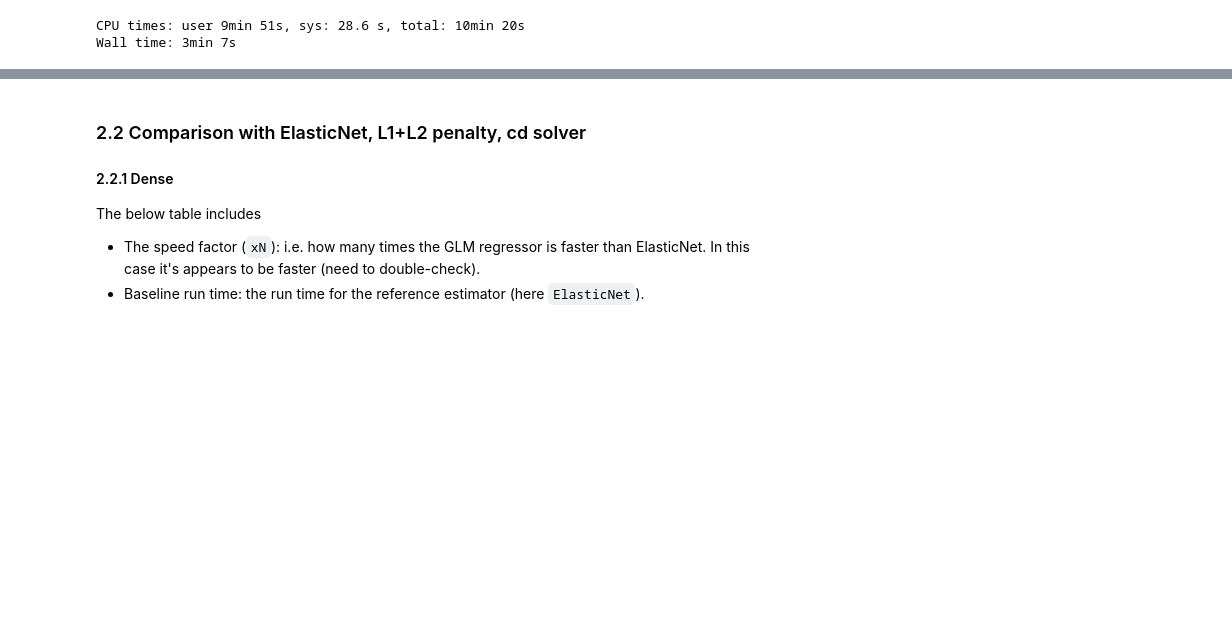
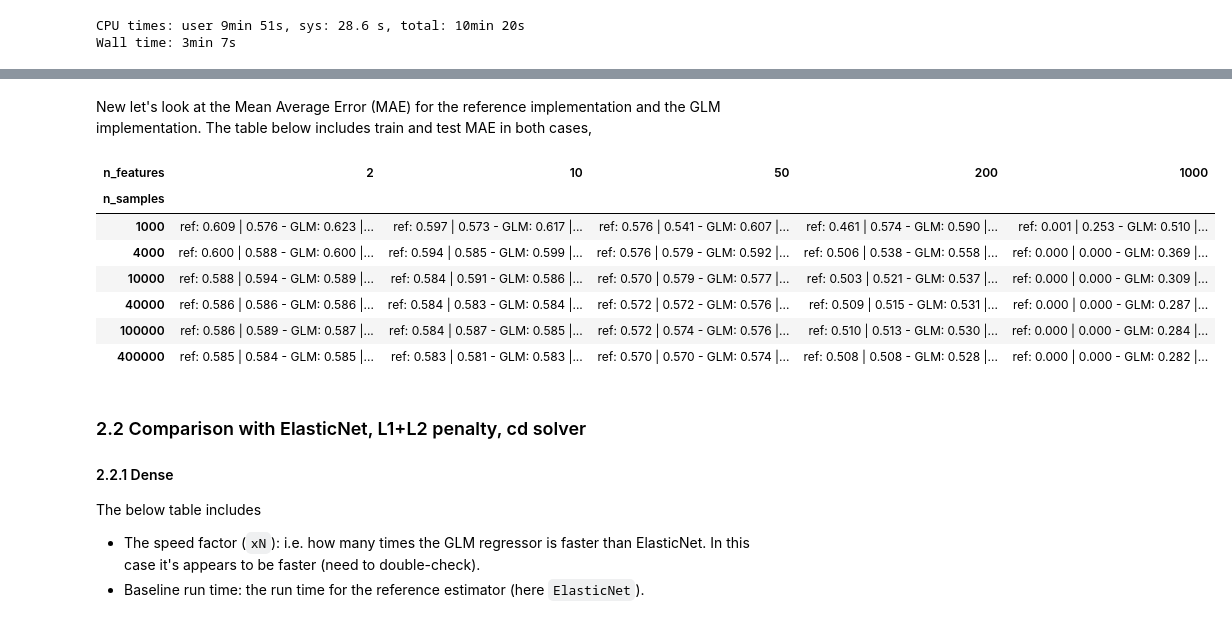
Before and after one commit to rth/notebooks, a Jupyter notebook: sklearn/GLM/bench_glm.ipynb, the cells around one changed output, grey strips where cells are left out. Drawn from its saved outputs; the diff is of its cells as text; code cells hidden in the pictures; blank space fills up the shorter version.

```diff
--- a/sklearn/GLM/bench_glm.ipynb
+++ b/sklearn/GLM/bench_glm.ipynb
@@ -434,3 +527,22 @@ Wall time: 3min 7s
+# %% [markdown]
+New let's look at the Mean Average Error (MAE) for the reference implementation and the GLM implementation. The table below includes train and test MAE in both cases,
+# %%
+from sklearn.linear_model import Ridge
+
+res = bench_estimators_relative(
+    GeneralizedLinearRegressor(), estimator_ref=Ridge(),
+    metric="train_test_err"
+)
+display(res)
+# %% [output]
+| n_features | 2 | 10 | 50 | 200 | 1000 |
+| n_samples |  |  |  |  |  |
+| 1000 | ref: 0.609 | 0.576 - GLM: 0.623 |... | ref: 0.597 | 0.573 - GLM: 0.617 |... | ref: 0.576 | 0.541 - GLM: 0.607 |... | ref: 0.461 | 0.574 - GLM: 0.590 |... | ref: 0.001 | 0.253 - GLM: 0.510 |... |
+| 4000 | ref: 0.600 | 0.588 - GLM: 0.600 |... | ref: 0.594 | 0.585 - GLM: 0.599 |... | ref: 0.576 | 0.579 - GLM: 0.592 |... | ref: 0.506 | 0.538 - GLM: 0.558 |... | ref: 0.000 | 0.000 - GLM: 0.369 |... |
+| 10000 | ref: 0.588 | 0.594 - GLM: 0.589 |... | ref: 0.584 | 0.591 - GLM: 0.586 |... | ref: 0.570 | 0.579 - GLM: 0.577 |... | ref: 0.503 | 0.521 - GLM: 0.537 |... | ref: 0.000 | 0.000 - GLM: 0.309 |... |
+| 40000 | ref: 0.586 | 0.586 - GLM: 0.586 |... | ref: 0.584 | 0.583 - GLM: 0.584 |... | ref: 0.572 | 0.572 - GLM: 0.576 |... | ref: 0.509 | 0.515 - GLM: 0.531 |... | ref: 0.000 | 0.000 - GLM: 0.287 |... |
+| 100000 | ref: 0.586 | 0.589 - GLM: 0.587 |... | ref: 0.584 | 0.587 - GLM: 0.585 |... | ref: 0.572 | 0.574 - GLM: 0.576 |... | ref: 0.510 | 0.513 - GLM: 0.530 |... | ref: 0.000 | 0.000 - GLM: 0.284 |... |
+| 400000 | ref: 0.585 | 0.584 - GLM: 0.585 |... | ref: 0.583 | 0.581 - GLM: 0.583 |... | ref: 0.570 | 0.570 - GLM: 0.574 |... | ref: 0.508 | 0.508 - GLM: 0.528 |... | ref: 0.000 | 0.000 - GLM: 0.282 |... |
 # %% [markdown]
 ### 2.2 Comparison with ElasticNet, L1+L2 penalty, cd solver
 
```
Also changed, not shown: parts of 11 cells of this notebook.
